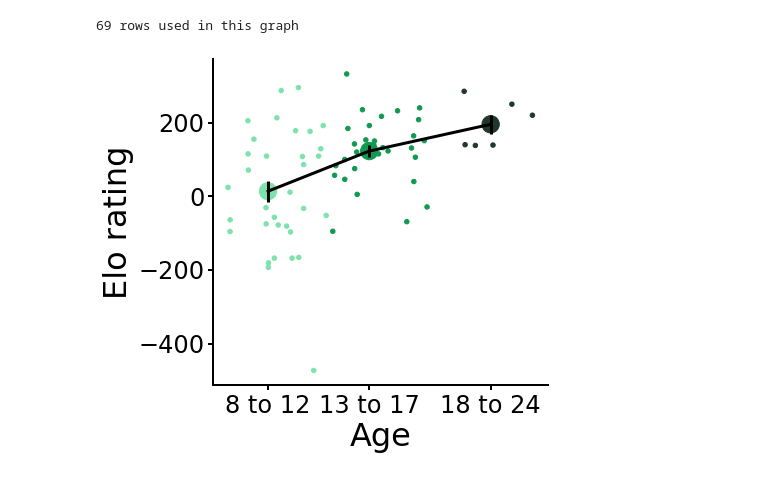
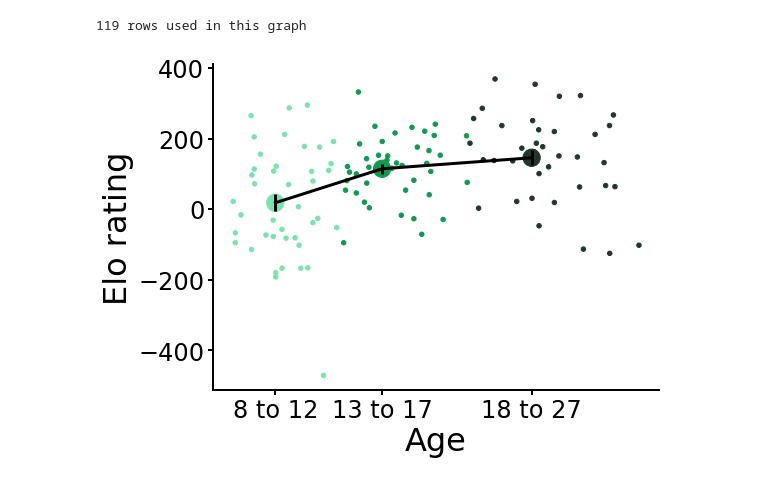
Before and after one commit to sinabolouki/fourinarow_analyses, a Jupyter notebook: Analysis notebooks/new/Age Plots.ipynb, the cells around one changed output. Drawn from its saved outputs; the diff is of its cells as text; code cells hidden in the pictures.

Commit message:
Updated age plots

```diff
--- a/Analysis notebooks/new/Age Plots.ipynb
+++ b/Analysis notebooks/new/Age Plots.ipynb
@@ -75,27 +66,24 @@ repeated_subject_nrs
 # %%
-datadir = "../data/"
-# datadir = "/Users/ilima/Google Drive/Projects/Cate Hartley Weiji/4inarow_fitting_data/"
 age = pd.read_csv(datadir + "SubjectAge.csv")
-pwm = pd.read_csv(datadir + "params_with_metrics.csv").rename(columns = {"0": "subject_nr", "1": "split"})
+pwm = pd.read_csv(datadir + "params_with_metrics.csv")
 dur = pd.read_csv(datadir + "gameDurations.csv")
 rts = pd.read_csv(datadir + "reactiontimes.csv")
-elo = pd.read_csv(datadir + "elo_ratings.csv")
 
-bins = [7, 12, 18, 26]
-ageBinrNr2Value = {0: 10, 1: 15, 2:21}
-age["username"] = age["StudyID"].apply(lambda id: studyid2username.get(id, "-"))
-age["username"] = age["StudyID"].apply(lambda id: studyid2username.get(id, "-"))
+bins = [7, 12, 18, 27]
+ageBinrNr2Value = {0: 10, 1: 15, 2:22}
 age['ageBin'] = pd.cut(age['FlooredAge'], bins)
 age['ageBinNr'] = age['ageBin'].cat.codes
 age['ageBinValue'] = age.apply(lambda row: ageBinrNr2Value.get(row['ageBinNr'], 0), axis = 1)
-elo['username'] = elo['psiturkid'].apply(lambda id: psiturkid2username.get(id, "-"))
 dur["MainDurationMinutes"] = pd.to_numeric(dur["MainDurationSeconds"]) / 60
 dur["TotalDurationMinutes"] = pd.to_numeric(dur["TotalDurationSeconds"], errors='coerce') / 60
+dur["StudyID"] = dur["User"].apply(lambda x: username2studyid[x])
 rts["TotalMoves"] = rts["UserMoves"] + rts["OpponentMoves"]
-metrics = pwm.loc[:,("subject_nr", "split", "planning depth", "feature drop rate", "heuristic quality")]
-metrics.loc[:,"username"] = metrics["subject_nr"].apply(lambda nr: usernames[nr - 1])
-metrics = pd.merge(metrics, age, on="username", how="left")
-metrics = pd.merge(metrics, elo, on="username", how="left")
-metrics = metrics[~metrics["subject_nr"].isin(repeated_subject_nrs)] # drop repeated subjects
-metrics
+rts["StudyID"] = rts["User"].apply(lambda x: username2studyid[x])
+raw_metrics = pwm.loc[:,("subject", "fold", "planning depth", "feature drop rate", "heuristic quality", "elo")]
+raw_metrics["StudyID"] = raw_metrics["subject"].apply(lambda x: username2studyid[x])
+raw_metrics = pd.merge(raw_metrics, age, on="StudyID", how="left")
+metrics = raw_metrics.dropna()
+dropped_nans = raw_metrics[~raw_metrics.index.isin(metrics.index)]
+print(f"Dropped rows with nans: {len(dropped_nans)}")
+dropped_nans
 # %% [output]
@@ -115,31 +92,34 @@ metrics
 # %%
 age_colors = ['#7DE3AC', '#129951','#20382B']
-age_labels = ["8 to 12","13 to 17","18 to 24"]
+age_labels = ["8 to 12","13 to 17","18 to 27"]
 
-def set_labels(ax, title):
+rcParams['figure.figsize'] = (8,6) #figure size in inches
+
+def set_labels(ax, title, reposition_ticks = True):
     ax.set_xlabel("Age")
     ax.set_ylabel(title)
     labels = age_labels.copy()
-    ax.set_xticks(list(ageBinrNr2Value.values()))
+    if reposition_ticks:
+        ax.set_xticks(list(ageBinrNr2Value.values()))
     ax.set_xticklabels(labels)
     ax.legend([])
     return ax
 
 def plot_with_errorbars(col, title, df = None):
     if not isinstance(df, pd.DataFrame):
-        df = metrics.groupby("subject_nr").mean().reset_index()
+        df = metrics.groupby("subject").mean().reset_index()
     ax = df.groupby("ageBinValue")[col].aggregate(['mean', 'sem']).plot(yerr="sem", color='k')
     size = 20
-    df.plot.scatter('ExactAge', col, size, [age_colors[binNr] for binNr in df['ageBinNr']],ax=ax)
+    df.plot.scatter('ExactAge', col, size, [age_colors[int(binNr)] for binNr in df['ageBinNr']], ax=ax)
     size = 300
     df.groupby("ageBinValue")[col].aggregate(['mean']).reset_index().plot.scatter('ageBinValue', 'mean', size, age_colors, ax=ax)
     print(f"{len(df.dropna(subset=[col]))} rows used in this graph")
     set_labels(ax, title)
 # %%
-plot_with_errorbars("elo", "Elo rating", pd.merge(age, elo, on="username"))
+plot_with_errorbars("elo", "Elo rating")
 # %% [output]
-69 rows used in this graph
+119 rows used in this graph
-[figure, old version]
+[figure, new version]
 # %%
 plot_with_errorbars("planning depth", "Planning depth")
 # %% [output]
```
Also changed, not shown: parts of 15 cells of this notebook, 6 other files.
